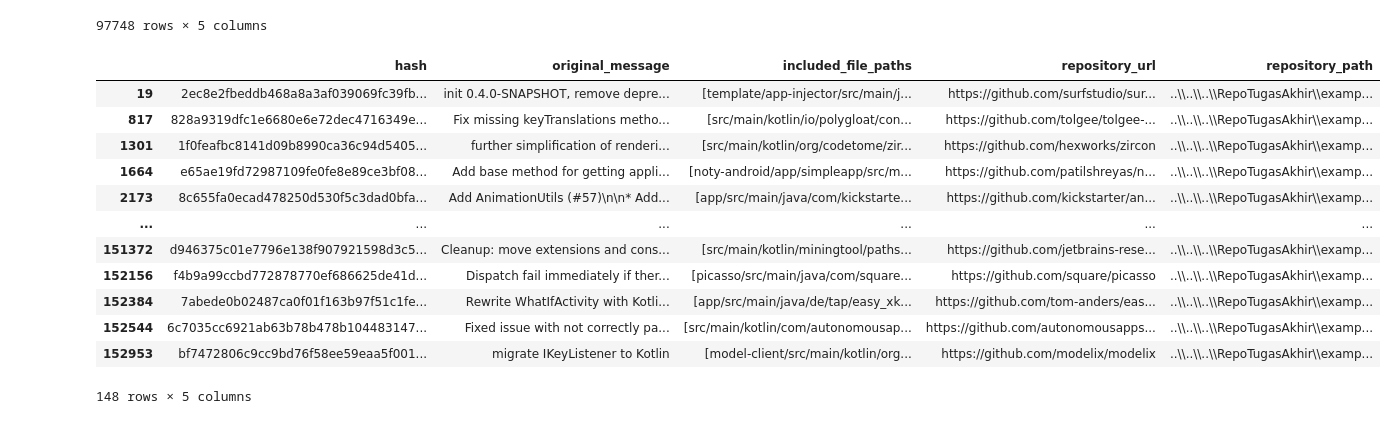
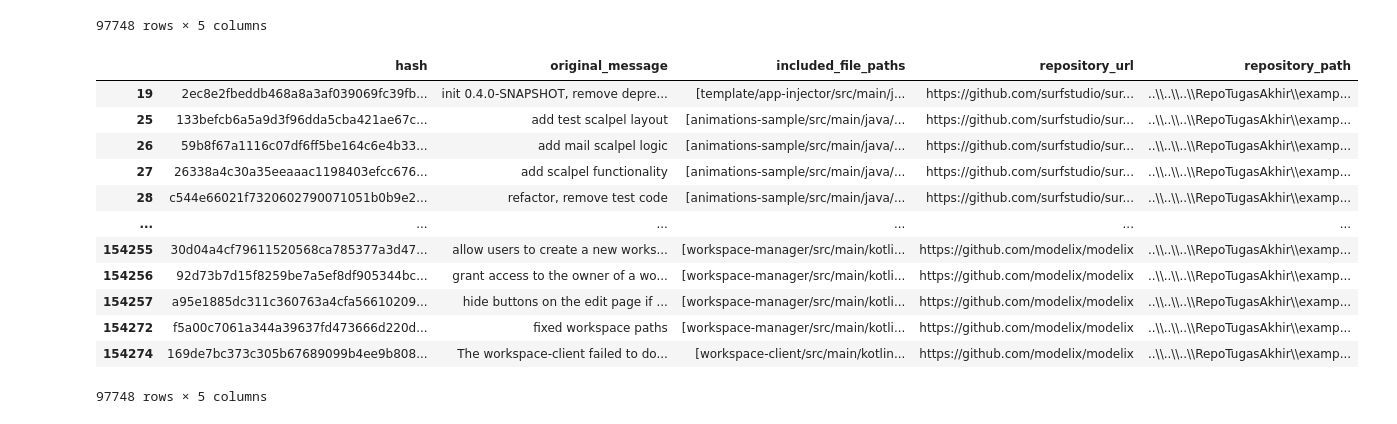
Before and after one commit to Enliven26/IF4092-Tugas-Akhir, a Jupyter notebook: src/program/dataset.ipynb, the cells around one changed output. Saved outputs shown, nothing was run; the diff lists cells and outputs as text; code cells hidden in the pictures.

```diff
--- a/src/program/dataset.ipynb
+++ b/src/program/dataset.ipynb
@@ -122,26 +103,26 @@ filtered_df
 | 154274 | 169de7bc373c305b67689099b4ee9b808... | modelix/modelix | The workspace-client failed to do... | [workspace-client/src/main/kotlin... | https://github.com/modelix/modelix |
 97748 rows × 5 columns
 # %%
-# Add local repo path column, drop duplicate local repo paths, and drop the repo column
+# Add local repo path column and drop the repo column
 
 filtered_df.loc[:, 'repository_path'] = filtered_df['repo'].apply(
     lambda repo: os.path.join(LOCAL_REPO_FOLDER, os.path.basename(repo)).replace(os.sep, '\\\\')
 )
-filtered_df = filtered_df.drop_duplicates(subset='repository_path')
+
 filtered_df = filtered_df.drop(columns=['repo'])
 
 filtered_df
 # %% [output]
 |  | hash | original_message | included_file_paths | repository_url | repository_path |
 | 19 | 2ec8e2fbeddb468a8a3af039069fc39fb... | init 0.4.0-SNAPSHOT, remove depre... | [template/app-injector/src/main/j... | https://github.com/surfstudio/sur... | ..\\..\\..\\RepoTugasAkhir\\examp... |
-| 817 | 828a9319dfc1e6680e6e72dec4716349e... | Fix missing keyTranslations metho... | [src/main/kotlin/io/polygloat/con... | https://github.com/tolgee/tolgee-... | ..\\..\\..\\RepoTugasAkhir\\examp... |
-| 1301 | 1f0feafbc8141d09b8990ca36c94d5405... | further simplification of renderi... | [src/main/kotlin/org/codetome/zir... | https://github.com/hexworks/zircon | ..\\..\\..\\RepoTugasAkhir\\examp... |
-| 1664 | e65ae19fd72987109fe0fe8e89ce3bf08... | Add base method for getting appli... | [noty-android/app/simpleapp/src/m... | https://github.com/patilshreyas/n... | ..\\..\\..\\RepoTugasAkhir\\examp... |
-| 2173 | 8c655fa0ecad478250d530f5c3dad0bfa... | Add AnimationUtils (#57)\n\n* Add... | [app/src/main/java/com/kickstarte... | https://github.com/kickstarter/an... | ..\\..\\..\\RepoTugasAkhir\\examp... |
+| 25 | 133befcb6a5a9d3f96dda5cba421ae67c... | add test scalpel layout | [animations-sample/src/main/java/... | https://github.com/surfstudio/sur... | ..\\..\\..\\RepoTugasAkhir\\examp... |
+| 26 | 59b8f67a1116c07df6ff5be164c6e4b33... | add mail scalpel logic | [animations-sample/src/main/java/... | https://github.com/surfstudio/sur... | ..\\..\\..\\RepoTugasAkhir\\examp... |
+| 27 | 26338a4c30a35eeaaac1198403efcc676... | add scalpel functionality | [animations-sample/src/main/java/... | https://github.com/surfstudio/sur... | ..\\..\\..\\RepoTugasAkhir\\examp... |
+| 28 | c544e66021f7320602790071051b0b9e2... | refactor, remove test code | [animations-sample/src/main/java/... | https://github.com/surfstudio/sur... | ..\\..\\..\\RepoTugasAkhir\\examp... |
 | ... | ... | ... | ... | ... | ... |
-| 151372 | d946375c01e7796e138f907921598d3c5... | Cleanup: move extensions and cons... | [src/main/kotlin/miningtool/paths... | https://github.com/jetbrains-rese... | ..\\..\\..\\RepoTugasAkhir\\examp... |
-| 152156 | f4b9a99ccbd772878770ef686625de41d... | Dispatch fail immediately if ther... | [picasso/src/main/java/com/square... | https://github.com/square/picasso | ..\\..\\..\\RepoTugasAkhir\\examp... |
-| 152384 | 7abede0b02487ca0f01f163b97f51c1fe... | Rewrite WhatIfActivity with Kotli... | [app/src/main/java/de/tap/easy_xk... | https://github.com/tom-anders/eas... | ..\\..\\..\\RepoTugasAkhir\\examp... |
-| 152544 | 6c7035cc6921ab63b78b478b104483147... | Fixed issue with not correctly pa... | [src/main/kotlin/com/autonomousap... | https://github.com/autonomousapps... | ..\\..\\..\\RepoTugasAkhir\\examp... |
-| 152953 | bf7472806c9cc9bd76f58ee59eaa5f001... | migrate IKeyListener to Kotlin | [model-client/src/main/kotlin/org... | https://github.com/modelix/modelix | ..\\..\\..\\RepoTugasAkhir\\examp... |
+| 154255 | 30d04a4cf79611520568ca785377a3d47... | allow users to create a new works... | [workspace-manager/src/main/kotli... | https://github.com/modelix/modelix | ..\\..\\..\\RepoTugasAkhir\\examp... |
+| 154256 | 92d73b7d15f8259be7a5ef8df905344bc... | grant access to the owner of a wo... | [workspace-manager/src/main/kotli... | https://github.com/modelix/modelix | ..\\..\\..\\RepoTugasAkhir\\examp... |
+| 154257 | a95e1885dc311c360763a4cfa56610209... | hide buttons on the edit page if ... | [workspace-manager/src/main/kotli... | https://github.com/modelix/modelix | ..\\..\\..\\RepoTugasAkhir\\examp... |
+| 154272 | f5a00c7061a344a39637fd473666d220d... | fixed workspace paths | [workspace-manager/src/main/kotli... | https://github.com/modelix/modelix | ..\\..\\..\\RepoTugasAkhir\\examp... |
+| 154274 | 169de7bc373c305b67689099b4ee9b808... | The workspace-client failed to do... | [workspace-client/src/main/kotlin... | https://github.com/modelix/modelix | ..\\..\\..\\RepoTugasAkhir\\examp... |
-148 rows × 5 columns
+97748 rows × 5 columns
```
Also changed, not shown: parts of 4 cells of this notebook, 8 other files.
